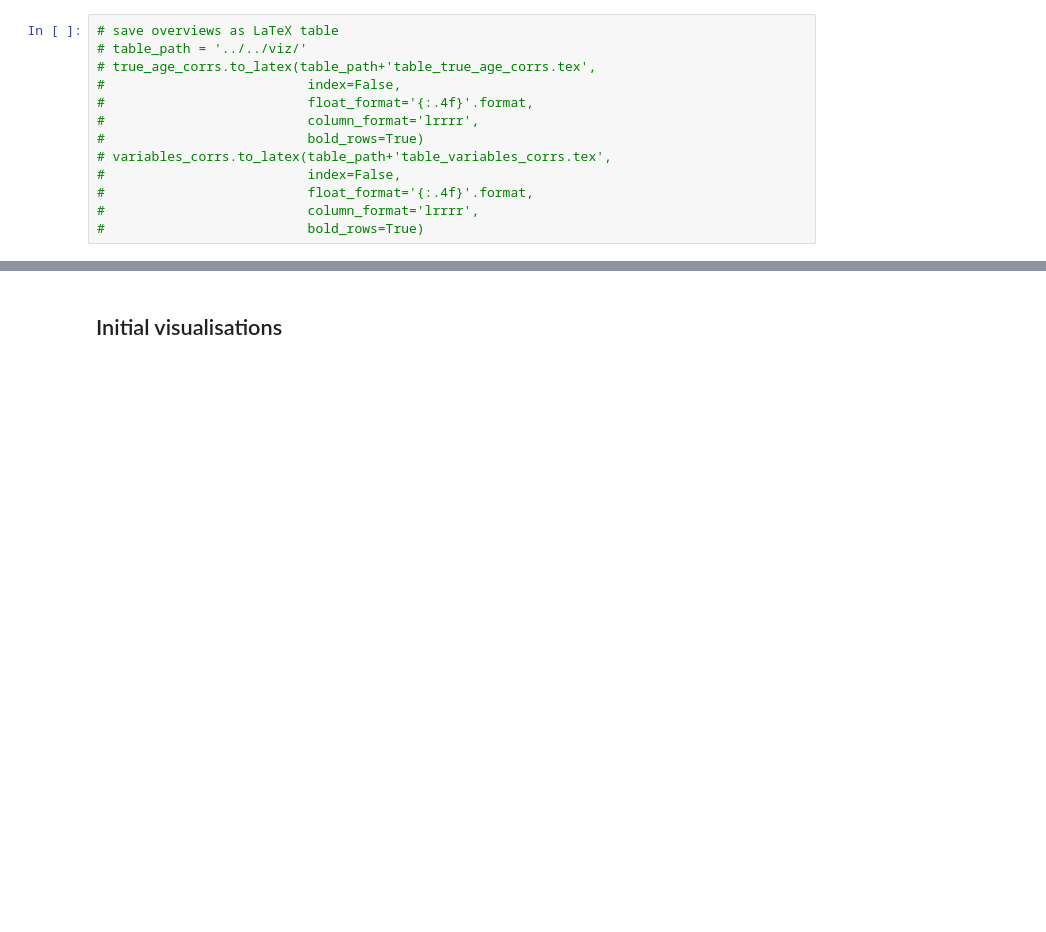
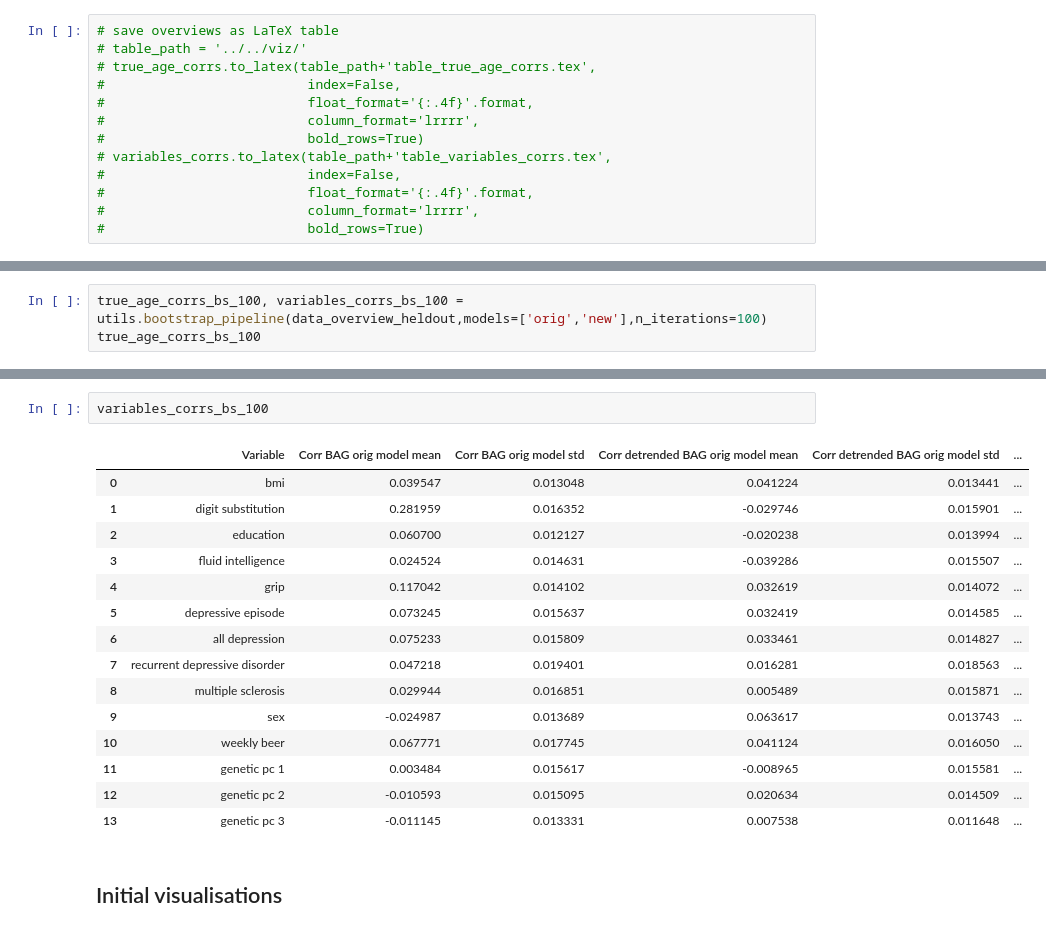
Before and after one commit to laura-riedel/brain_age_1D-CNN, a Jupyter notebook: src/schaefer_ts/brain_age_gaps.ipynb, the cells around one changed output, grey strips where cells are left out. Drawn from its saved outputs; the diff is of its cells as text; blank space fills up the shorter version.

```diff
--- a/src/schaefer_ts/brain_age_gaps.ipynb
+++ b/src/schaefer_ts/brain_age_gaps.ipynb
@@ -94,0 +108,3 @@ variables_corrs
+# %%
+true_age_corrs_bs_100, variables_corrs_bs_100 = utils.bootstrap_pipeline(data_overview_heldout,models=['orig','new'],n_iterations=100)
+true_age_corrs_bs_100
@@ -95,3 +137,21 @@ variables_corrs
+# %%
+variables_corrs_bs_100
+# %% [output]
+|  | Variable | Corr BAG orig model mean | Corr BAG orig model std | Corr detrended BAG orig model mean | Corr detrended BAG orig model std | ... |
+| 0 | bmi | 0.039547 | 0.013048 | 0.041224 | 0.013441 | ... |
+| 1 | digit substitution | 0.281959 | 0.016352 | -0.029746 | 0.015901 | ... |
+| 2 | education | 0.060700 | 0.012127 | -0.020238 | 0.013994 | ... |
+| 3 | fluid intelligence | 0.024524 | 0.014631 | -0.039286 | 0.015507 | ... |
+| 4 | grip | 0.117042 | 0.014102 | 0.032619 | 0.014072 | ... |
+| 5 | depressive episode | 0.073245 | 0.015637 | 0.032419 | 0.014585 | ... |
+| 6 | all depression | 0.075233 | 0.015809 | 0.033461 | 0.014827 | ... |
+| 7 | recurrent depressive disorder | 0.047218 | 0.019401 | 0.016281 | 0.018563 | ... |
+| 8 | multiple sclerosis | 0.029944 | 0.016851 | 0.005489 | 0.015871 | ... |
+| 9 | sex | -0.024987 | 0.013689 | 0.063617 | 0.013743 | ... |
+| 10 | weekly beer | 0.067771 | 0.017745 | 0.041124 | 0.016050 | ... |
+| 11 | genetic pc 1 | 0.003484 | 0.015617 | -0.008965 | 0.015581 | ... |
+| 12 | genetic pc 2 | -0.010593 | 0.015095 | 0.020634 | 0.014509 | ... |
+| 13 | genetic pc 3 | -0.011145 | 0.013331 | 0.007538 | 0.011648 | ... |
 # %% [markdown]
 ## Initial visualisations
 # %%
```
Also changed, not shown: parts of 6 cells of this notebook, 1 other file.
